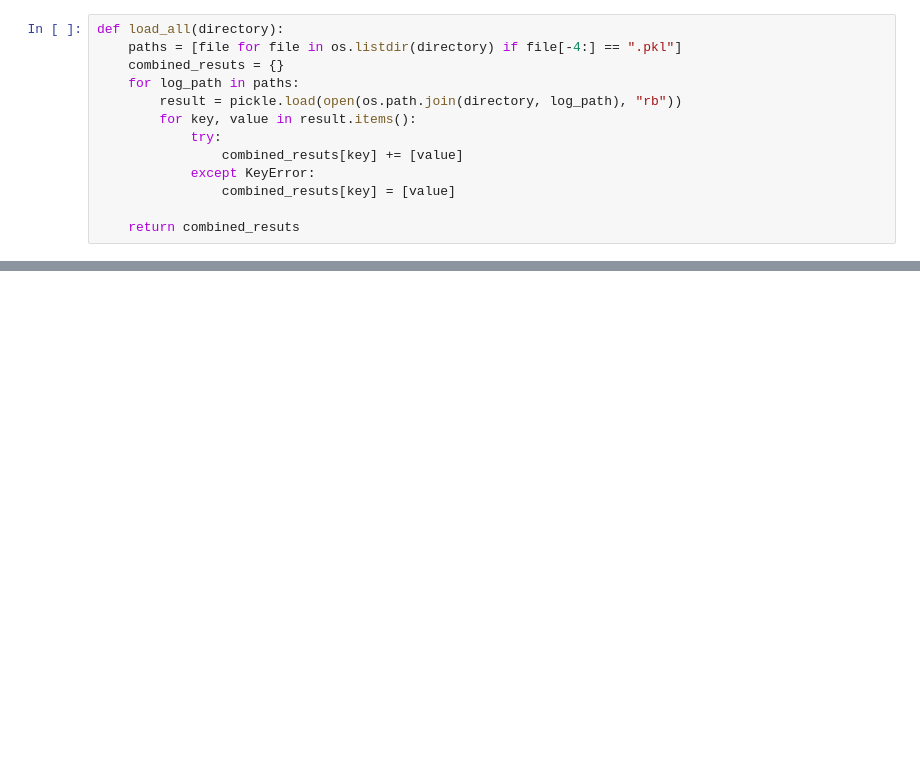
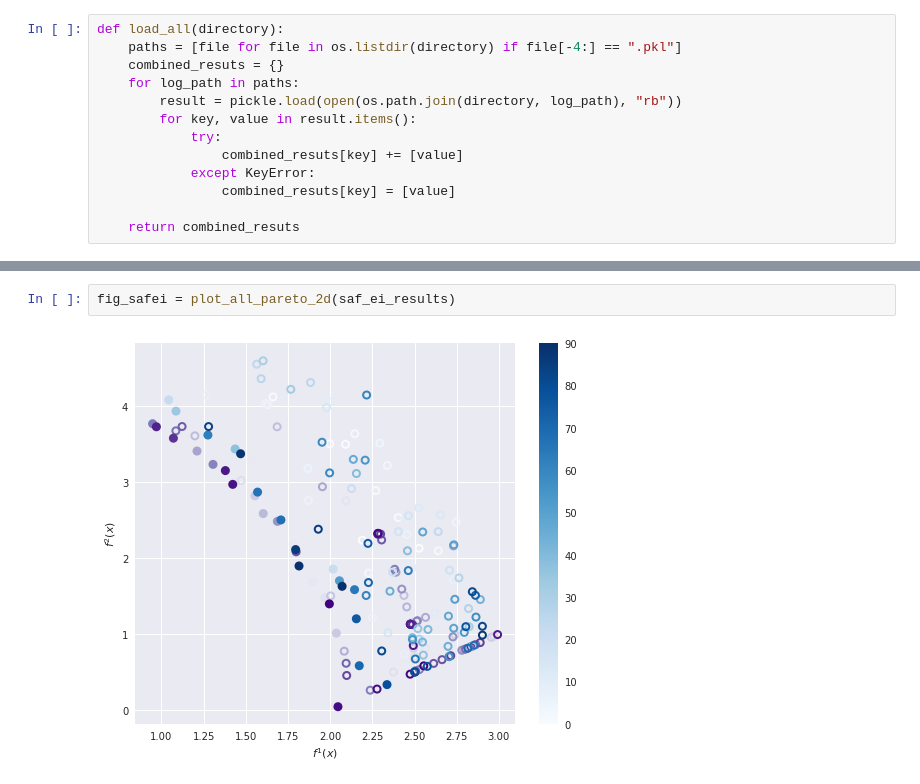
Before and after one commit to FinleyGibson/SAF_EMO, a Jupyter notebook: analytics/analysis/basic_load_model.ipynb, the cells around one changed output, grey strips where cells are left out. Drawn from its saved outputs; the diff is of its cells as text; blank space fills up the shorter version.

```diff
--- a/analytics/analysis/basic_load_model.ipynb
+++ b/analytics/analysis/basic_load_model.ipynb
@@ -29,0 +43,4 @@ ans = load_all(path)
+# %%
+fig_safei = plot_all_pareto_2d(saf_ei_results)
+# %% [output]
+[figure, added]
```
Also changed, not shown: parts of 17 cells of this notebook, 3 other files.
